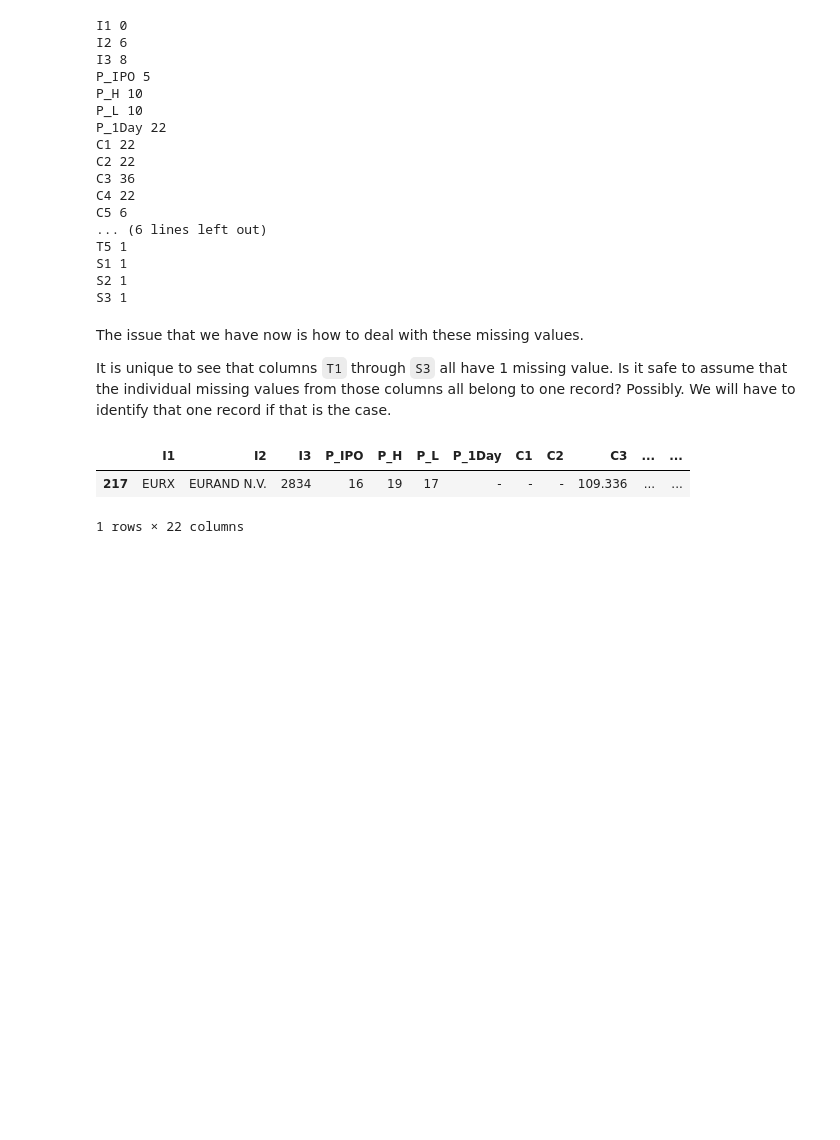
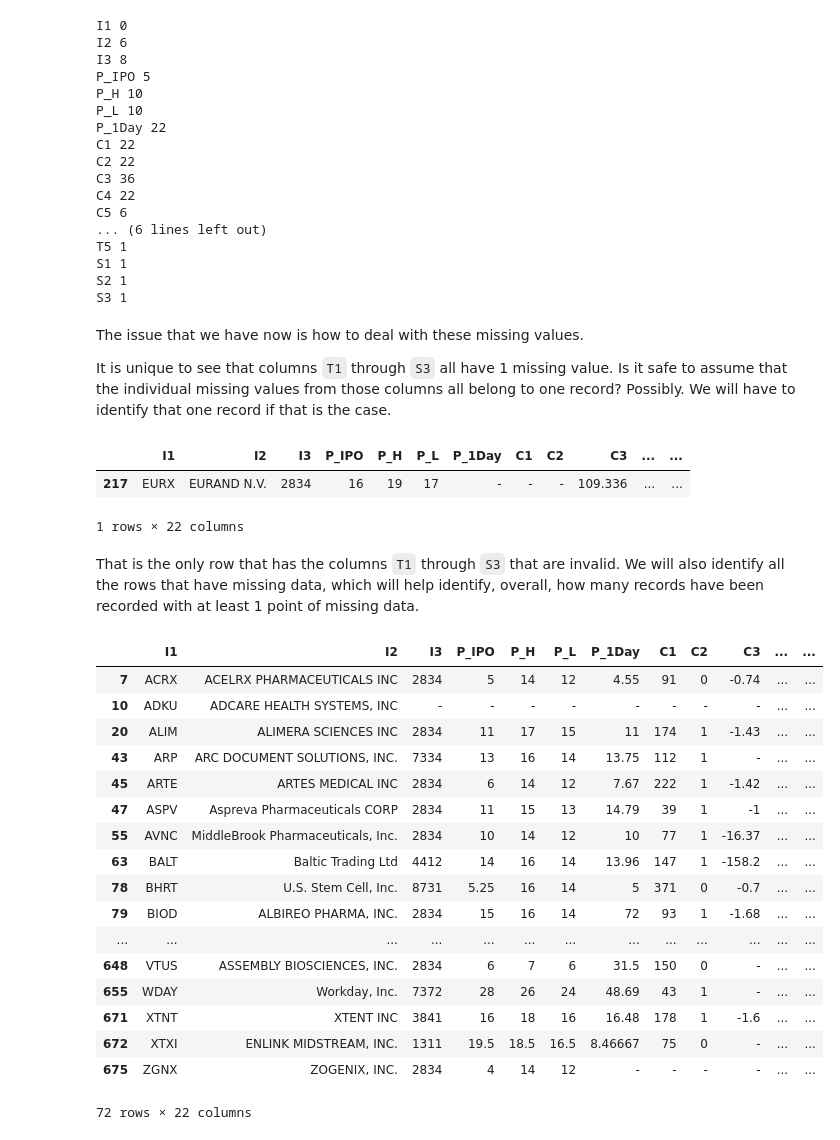
Before and after one commit to BA545-SP2019/2019-competition1-the-dundies, a Jupyter notebook: Our_Code_Good.ipynb, the cells around one changed output. Saved outputs shown, nothing was run; the diff lists cells and outputs as text; code cells hidden in the pictures; blank space fills up the shorter version.

Commit message:
Missing Values

```diff
--- a/Our_Code_Good.ipynb
+++ b/Our_Code_Good.ipynb
@@ -188,9 +188,35 @@ S3 1
 The issue that we have now is how to deal with these missing values.
 
 It is unique to see that columns `T1` through `S3` all have 1 missing value. Is it safe to assume that the individual missing values from those columns all belong to one record? Possibly. We will have to identify that one record if that is the case.
-# %%
-df_data.loc[df_data.T1 == '-']
-# %% [output]
-|  | I1 | I2 | I3 | P_IPO | P_H | P_L | P_1Day | C1 | C2 | C3 | ... | ... |
-| 217 | EURX | EURAND N.V. | 2834 | 16 | 19 | 17 | - | - | - | 109.336 | ... | ... |
-1 rows × 22 columns
+# %%
+# Identifying the sole row that has missing data from features T1 through S3
+df_data.loc[df_data.T1 == '-']
+# %% [output]
+|  | I1 | I2 | I3 | P_IPO | P_H | P_L | P_1Day | C1 | C2 | C3 | ... | ... |
+| 217 | EURX | EURAND N.V. | 2834 | 16 | 19 | 17 | - | - | - | 109.336 | ... | ... |
+1 rows × 22 columns
+# %% [markdown]
+That is the only row that has the columns `T1` through `S3` that are invalid. We will also identify all the rows that have missing data, which will help identify, overall, how many records have been recorded with at least 1 point of missing data.
+# %%
+# Need to identify all rows that have missing data
+
+df_data.loc[df_data.C7 == '-']
+# %% [output]
+|  | I1 | I2 | I3 | P_IPO | P_H | P_L | P_1Day | C1 | C2 | C3 | ... | ... |
+| 7 | ACRX | ACELRX PHARMACEUTICALS INC | 2834 | 5 | 14 | 12 | 4.55 | 91 | 0 | -0.74 | ... | ... |
+| 10 | ADKU | ADCARE HEALTH SYSTEMS, INC | - | - | - | - | - | - | - | - | ... | ... |
+| 20 | ALIM | ALIMERA SCIENCES INC | 2834 | 11 | 17 | 15 | 11 | 174 | 1 | -1.43 | ... | ... |
+| 43 | ARP | ARC DOCUMENT SOLUTIONS, INC. | 7334 | 13 | 16 | 14 | 13.75 | 112 | 1 | - | ... | ... |
+| 45 | ARTE | ARTES MEDICAL INC | 2834 | 6 | 14 | 12 | 7.67 | 222 | 1 | -1.42 | ... | ... |
+| 47 | ASPV | Aspreva Pharmaceuticals CORP | 2834 | 11 | 15 | 13 | 14.79 | 39 | 1 | -1 | ... | ... |
+| 55 | AVNC | MiddleBrook Pharmaceuticals, Inc. | 2834 | 10 | 14 | 12 | 10 | 77 | 1 | -16.37 | ... | ... |
+| 63 | BALT | Baltic Trading Ltd | 4412 | 14 | 16 | 14 | 13.96 | 147 | 1 | -158.2 | ... | ... |
+| 78 | BHRT | U.S. Stem Cell, Inc. | 8731 | 5.25 | 16 | 14 | 5 | 371 | 0 | -0.7 | ... | ... |
+| 79 | BIOD | ALBIREO PHARMA, INC. | 2834 | 15 | 16 | 14 | 72 | 93 | 1 | -1.68 | ... | ... |
+| ... | ... | ... | ... | ... | ... | ... | ... | ... | ... | ... | ... | ... |
+| 648 | VTUS | ASSEMBLY BIOSCIENCES, INC. | 2834 | 6 | 7 | 6 | 31.5 | 150 | 0 | - | ... | ... |
+| 655 | WDAY | Workday, Inc. | 7372 | 28 | 26 | 24 | 48.69 | 43 | 1 | - | ... | ... |
+| 671 | XTNT | XTENT INC | 3841 | 16 | 18 | 16 | 16.48 | 178 | 1 | -1.6 | ... | ... |
+| 672 | XTXI | ENLINK MIDSTREAM, INC. | 1311 | 19.5 | 18.5 | 16.5 | 8.46667 | 75 | 0 | - | ... | ... |
+| 675 | ZGNX | ZOGENIX, INC. | 2834 | 4 | 14 | 12 | - | - | - | - | ... | ... |
+72 rows × 22 columns
```
